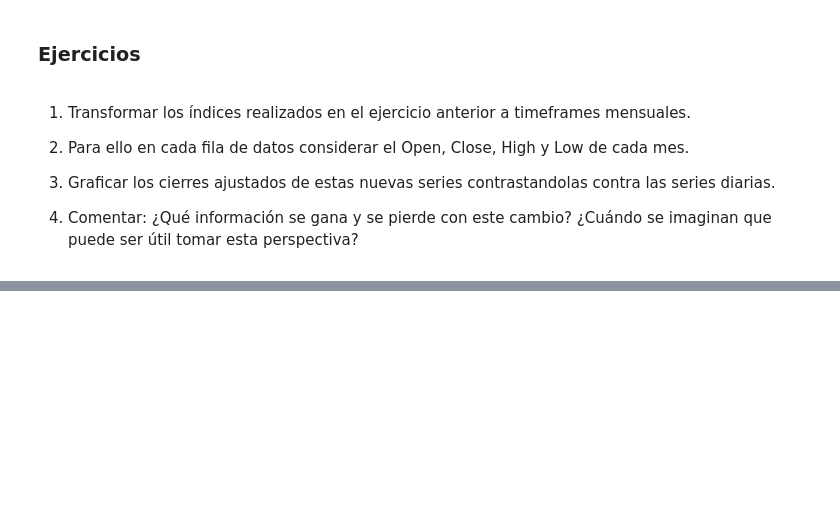
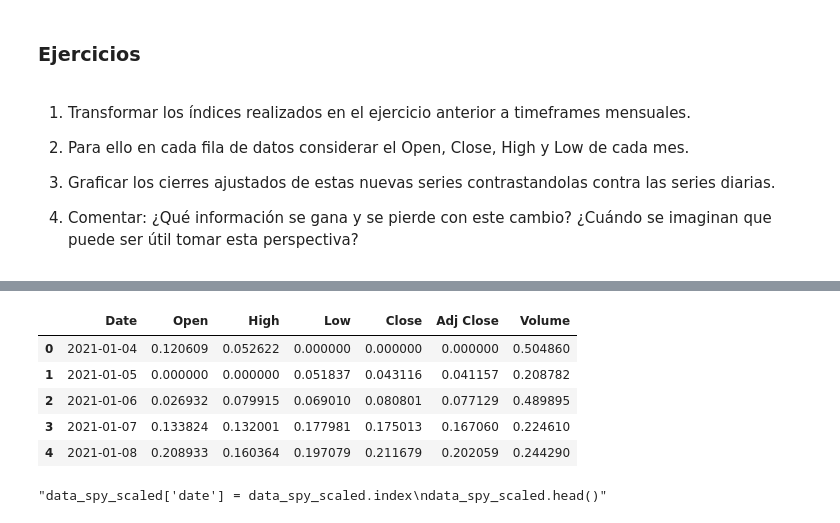
Before and after one commit to VirgniaAmb/MLBolsaMentoria2021, a Jupyter notebook: Avances/pr_2 _exp_y_cur_amb.ipynb, the cells around one changed output, grey strips where cells are left out. Cells and saved outputs as stored; diff of their text form; code cells hidden in the pictures; blank space fills up the shorter version.

```diff
--- a/Avances/pr_2 _exp_y_cur_amb.ipynb
+++ b/Avances/pr_2 _exp_y_cur_amb.ipynb
@@ -645,0 +666,15 @@ Para algotrading un timeframe apropiado será el análisis de milisegundos, y pa
+# %%
+df_spy_date = data_spy_scaled.reset_index()
+df_spy_date.head()
+# %% [output]
+|  | Date | Open | High | Low | Close | Adj Close | Volume |
+| 0 | 2021-01-04 | 0.120609 | 0.052622 | 0.000000 | 0.000000 | 0.000000 | 0.504860 |
+| 1 | 2021-01-05 | 0.000000 | 0.000000 | 0.051837 | 0.043116 | 0.041157 | 0.208782 |
+| 2 | 2021-01-06 | 0.026932 | 0.079915 | 0.069010 | 0.080801 | 0.077129 | 0.489895 |
+| 3 | 2021-01-07 | 0.133824 | 0.132001 | 0.177981 | 0.175013 | 0.167060 | 0.224610 |
+| 4 | 2021-01-08 | 0.208933 | 0.160364 | 0.197079 | 0.211679 | 0.202059 | 0.244290 |
+# %%
+"""data_spy_scaled['date'] = data_spy_scaled.index
+data_spy_scaled.head()"""
+# %% [output]
+"data_spy_scaled['date'] = data_spy_scaled.index\ndata_spy_scaled.head()"
```
Also changed, not shown: parts of 6 cells of this notebook.
